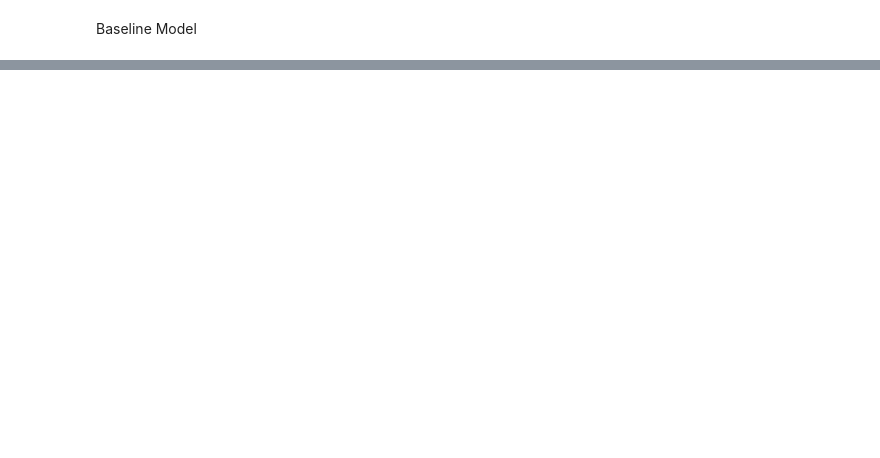
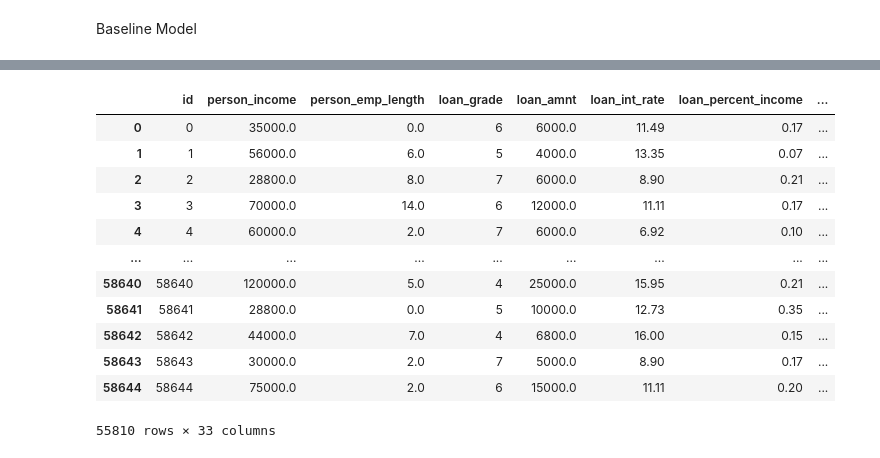
Before and after one commit to NadavCherry/Loan-Approval-Prediction, a Jupyter notebook: loan approval.ipynb, the cells around one changed output, grey strips where cells are left out. Drawn from its saved outputs; the diff is of its cells as text; code cells hidden in the pictures; blank space fills up the shorter version.

```diff
--- a/loan approval.ipynb
+++ b/loan approval.ipynb
@@ -199,0 +386,16 @@ submission_df.to_csv('Baseline_Model.csv', index=False)
+# %%
+df_one_hot_encoded
+# %% [output]
+|  | id | person_income | person_emp_length | loan_grade | loan_amnt | loan_int_rate | loan_percent_income | ... |
+| 0 | 0 | 35000.0 | 0.0 | 6 | 6000.0 | 11.49 | 0.17 | ... |
+| 1 | 1 | 56000.0 | 6.0 | 5 | 4000.0 | 13.35 | 0.07 | ... |
+| 2 | 2 | 28800.0 | 8.0 | 7 | 6000.0 | 8.90 | 0.21 | ... |
+| 3 | 3 | 70000.0 | 14.0 | 6 | 12000.0 | 11.11 | 0.17 | ... |
+| 4 | 4 | 60000.0 | 2.0 | 7 | 6000.0 | 6.92 | 0.10 | ... |
+| ... | ... | ... | ... | ... | ... | ... | ... | ... |
+| 58640 | 58640 | 120000.0 | 5.0 | 4 | 25000.0 | 15.95 | 0.21 | ... |
+| 58641 | 58641 | 28800.0 | 0.0 | 5 | 10000.0 | 12.73 | 0.35 | ... |
+| 58642 | 58642 | 44000.0 | 7.0 | 4 | 6800.0 | 16.00 | 0.15 | ... |
+| 58643 | 58643 | 30000.0 | 2.0 | 7 | 5000.0 | 8.90 | 0.17 | ... |
+| 58644 | 58644 | 75000.0 | 2.0 | 6 | 15000.0 | 11.11 | 0.20 | ... |
+55810 rows × 33 columns
```
Also changed, not shown: parts of 50 cells of this notebook.
